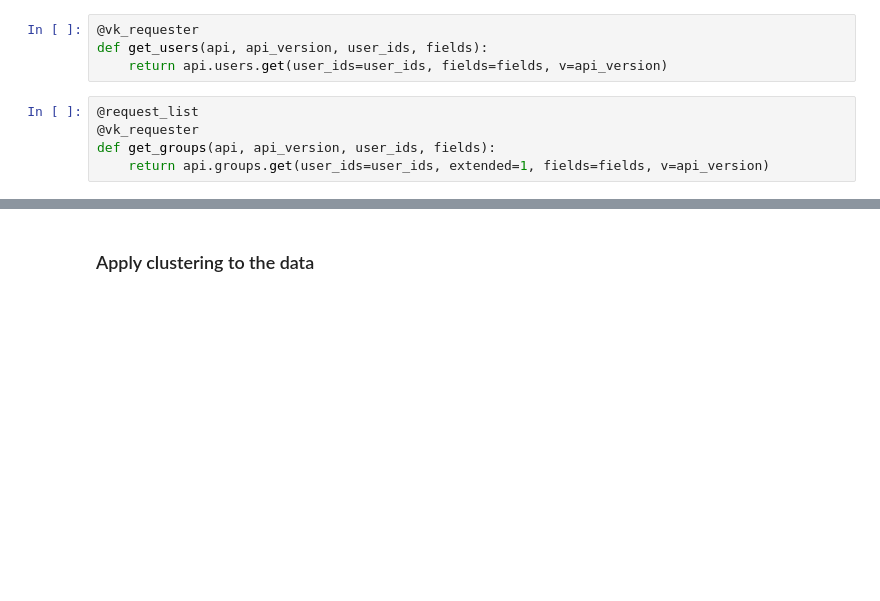
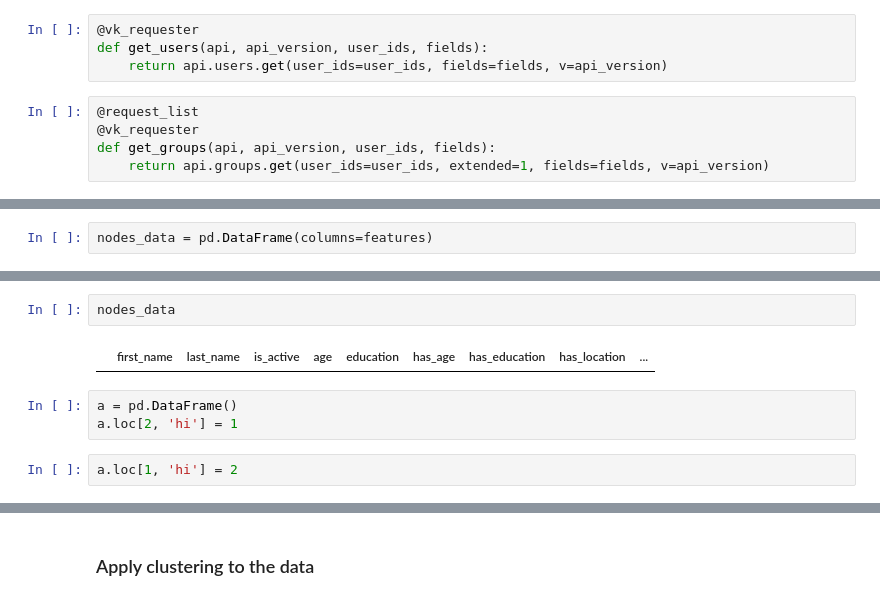
Before and after one commit to lapsya/100daysofcode, a Jupyter notebook: graph_clustering/vk_graph.ipynb, the cells around one changed output, grey strips where cells are left out. Saved outputs shown, nothing was run; the diff lists cells and outputs as text; blank space fills up the shorter version.

```diff
--- a/graph_clustering/vk_graph.ipynb
+++ b/graph_clustering/vk_graph.ipynb
@@ -279,0 +285,2 @@ dataset = create_dataset(main_graph)
+# %%
+nodes_data = pd.DataFrame(columns=features)
@@ -279,0 +304,9 @@ dataset = create_dataset(main_graph)
+# %%
+nodes_data
+# %% [output]
+|  | first_name | last_name | is_active | age | education | has_age | has_education | has_location | ... |
+# %%
+a = pd.DataFrame()
+a.loc[2, 'hi'] = 1
+# %%
+a.loc[1, 'hi'] = 2
```
Also changed, not shown: parts of 7 cells of this notebook, 1 other file.
